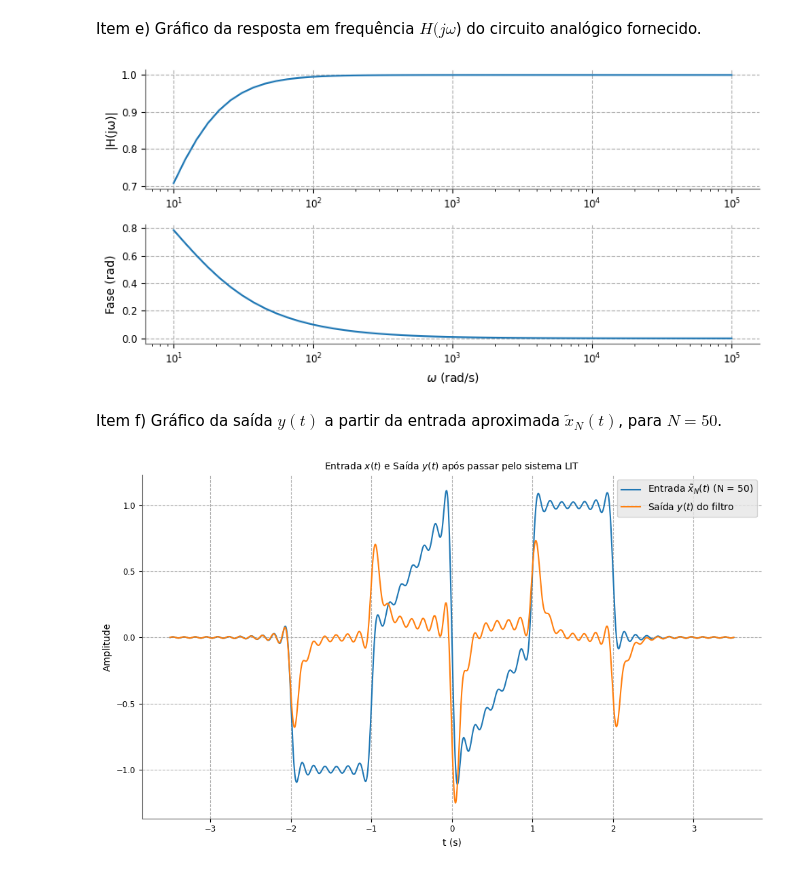
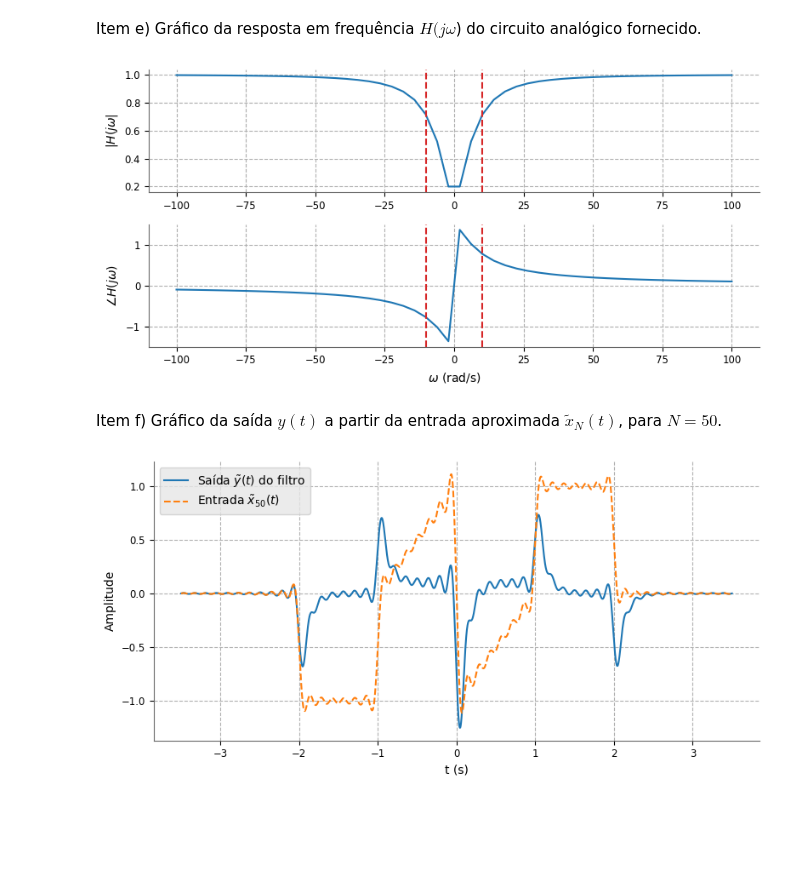
Before and after one commit to leticialopesms/EA614, a Jupyter notebook: atividade02/atividade02.ipynb, the cells around one changed output. Cells and saved outputs as stored; diff of their text form; code cells hidden in the pictures; blank space fills up the shorter version.

```diff
--- a/atividade02/atividade02.ipynb
+++ b/atividade02/atividade02.ipynb
@@ -53,5 +53,5 @@ x_t = x_original(t)
 # %%
-def x_fourier(t, N):
+def x_fourier(N):
     x = 0
     for k in range(-N, N+1):
         omega = k * omega_0
@@ -62,8 +62,8 @@ def x_fourier(t, N):
         x += a_k*np.exp(1j*omega*t)
     return x
 
-x_1 = x_fourier(t, 1)
-x_10 = x_fourier(t, 10)
-x_20 = x_fourier(t, 20)
-x_50 = x_fourier(t, 50)
+x_1 = x_fourier(1)
+x_10 = x_fourier(10)
+x_20 = x_fourier(20)
+x_50 = x_fourier(50)
 # %%
@@ -128,72 +126,68 @@ plt.show()
 Item e) Gráfico da resposta em frequência $H(j\omega$) do circuito analógico fornecido.
 # %%
 # Valores RC
-R = 100e3  # 100 kΩ
-C = 1e-6   # 1 μF
+R = 100_000 # 100 kΩ
+C = 1e-6    # 1 μF
 
-omega_c = 1 / (R * C) # Frequência de corte
+# Frequência de corte
+omega_c = 1 / (R * C)
 
-# Função de transferência H(jω)
-def H(omega):
+# Resposta em frequência do filtro
+def Hjw(omega):
     return 1 / (1 - 1j * (omega_c / omega))
 
-omega = np.logspace(1, 5)  # de 10 a 10^5 rad/s
+omega = np.linspace(-100, 100)
 
-# Módulo e fase de H(jω)
-mod_H = np.abs(H(omega))
-angle_H = np.angle(H(omega))
+# Módulo e fase de H(jw)
+mod_H = np.abs(Hjw(omega))
+angle_H = np.angle(Hjw(omega))
 
 plt.figure(figsize=(8, 4))
-
-# Módulo da Resposta em Frequência |H(jω)|
+# Módulo da Resposta em Frequência: |H(jw)|
 plt.subplot(2, 1, 1)
 plt.plot(omega, mod_H)
-plt.xscale('log')
-# plt.title('Módulo da Resposta em Frequência |H(jω)|')
-plt.ylabel('|H(jω)|')
+plt.ylabel(r'$|H(j\omega|$')
 plt.grid(True)
+plt.axvline(x = omega_c, color = 'tab:red', ls = '--')
+plt.axvline(x =-omega_c, color = 'tab:red', ls = '--')
 
-# Fase da Resposta em Frequência ∠H(jω)
+# Fase da Resposta em Frequência: ∠H(jw)
 plt.subplot(2, 1, 2)
 plt.plot(omega, angle_H)
-plt.xscale('log')
-# plt.title('Fase da Resposta em Frequência ∠H(jω)')
+plt.ylabel(r'$\angle H(j\omega)$')
+plt.grid(True)
+plt.axvline(x = omega_c, color = 'tab:red', ls = '--')
+plt.axvline(x =-omega_c, color = 'tab:red', ls = '--')
+
 plt.xlabel(r'$\omega$ (rad/s)')
-plt.ylabel(r'Fase (rad)')
-plt.grid(True)
-
 plt.show()
 # %% [output]
-[figure, old version]
+[figure, new version]
 # %% [markdown]
 Item f) Gráfico da saída $y(t)$ a partir da entrada aproximada $\tilde{x}_{N} (t)$, para $N = 50$.
 # %%
-# Função para calcular a saída y(t)
-def y_output(t, N):
+def y_output(N):
     y = 0
     for k in range(-N, N+1):
         omega = k * omega_0
         if k == 0:
             a_k = a_0
             H_k = 0
         else:
             a_k = (1/T)*(-2j*(np.sin(omega) + omega*np.cos(omega)*(1 - 2*np.cos(omega)))) / (omega)**2
-            H_k = H(omega)  # Aplicar H(jω) para cada harmônico
-        y += H_k*a_k*np.exp(1j*omega*t)
-    return y.real
+            H_k = Hjw(omega)  # Aplicando H(jw) para cada k
+        y += a_k*H_k*np.exp(1j*omega*t)
+    return y
 
-# Calcular a saída y(t) do sistema
-y_t = y_output(t, N)
+y_t = y_output(N)
 
-# Plotar a entrada e a saída
-plt.figure(figsize=(10, 6))
-plt.plot(t, x_50.real, label=r'Entrada $\tilde{x}_{N} (t)$ (N = 50)')
-plt.plot(t, y_t, label=r'Saída $y(t)$ do filtro')
-plt.title('Entrada $x(t)$ e Saída $y(t)$ após passar pelo sistema LIT')
+plt.figure(figsize=(8, 4))
+plt.plot(t, y_t.real, label=r'Saída $\tilde{y}(t)$ do filtro')
+plt.plot(t, x_50.real, label=r'Entrada $\tilde{x}_{50} (t)$', ls = '--')
 plt.xlabel('t (s)')
 plt.ylabel('Amplitude')
 plt.legend()
 plt.grid(True)
 plt.show()
 # %% [output]
-[figure, old version]
+[figure, new version]
```
Also changed, not shown: parts of 6 cells of this notebook.
